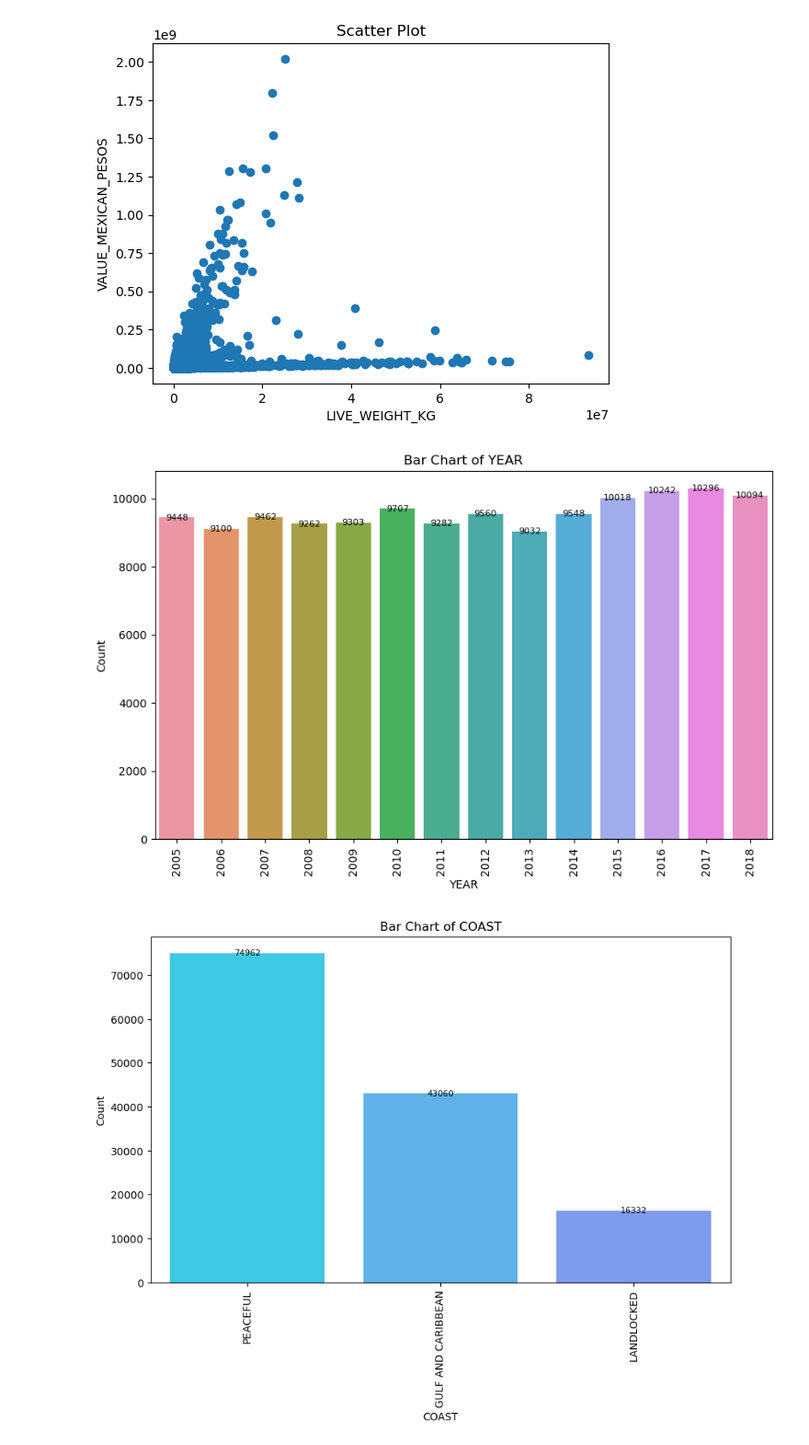
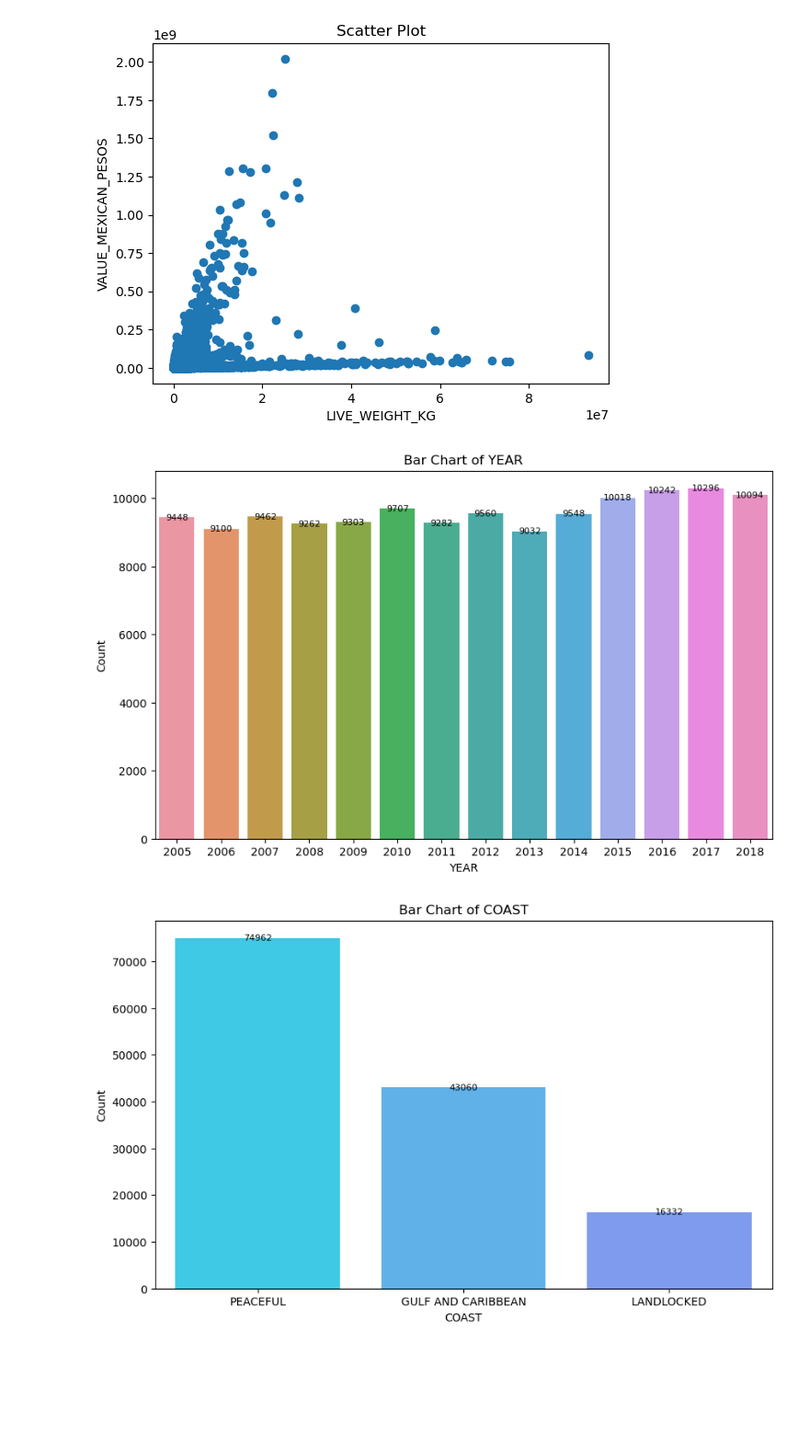
Before and after one commit to abdjmk/m-fishprice-prediction, a Jupyter notebook: eda.ipynb, the cells around one changed output. Shown at 92% size. Saved outputs shown, nothing was run; the diff lists cells and outputs as text; code cells hidden in the pictures; blank space fills up the shorter version.

```diff
--- a/eda.ipynb
+++ b/eda.ipynb
@@ -131,25 +131,25 @@ plt.show()
 # %%
 columns2 = ['YEAR', 'COAST', 'ENTITY', 'MONTH', 'GROUP', 'MAIN_SPECIES_NAME', 'ORIGIN',
             'ORIGIN_OF_THE_SHRIMP', 'WATER_TYPE', 'DESTINATION', 'AQUACULTURE']
 
 # Set the color palette
 sns.set_palette('cool')
 for column in columns2:
     column_counts = data[column].value_counts()
 
     plt.figure(figsize=(10, 6))
     ax = sns.barplot(x=column_counts.index, y=column_counts)
     plt.title(f'Bar Chart of {column}')
     plt.xlabel(column)
     plt.ylabel('Count')
-    plt.xticks(rotation=90)
+    plt.xticks(rotation=0)
 
     # Add labels to the bars
     for p in ax.patches:
         ax.annotate(format(p.get_height(), '.0f'), (p.get_x() + p.get_width() / 2., p.get_height()),
                     ha='center', va='center', color='black', fontsize=8, fontweight='light')
 
     plt.show()
 # %% [output]
-[figure, old version]
+[figure, new version]
-[figure, old version]
+[figure, new version]
```
Also changed, not shown: parts of 1 cell of this notebook, 1 other file.
